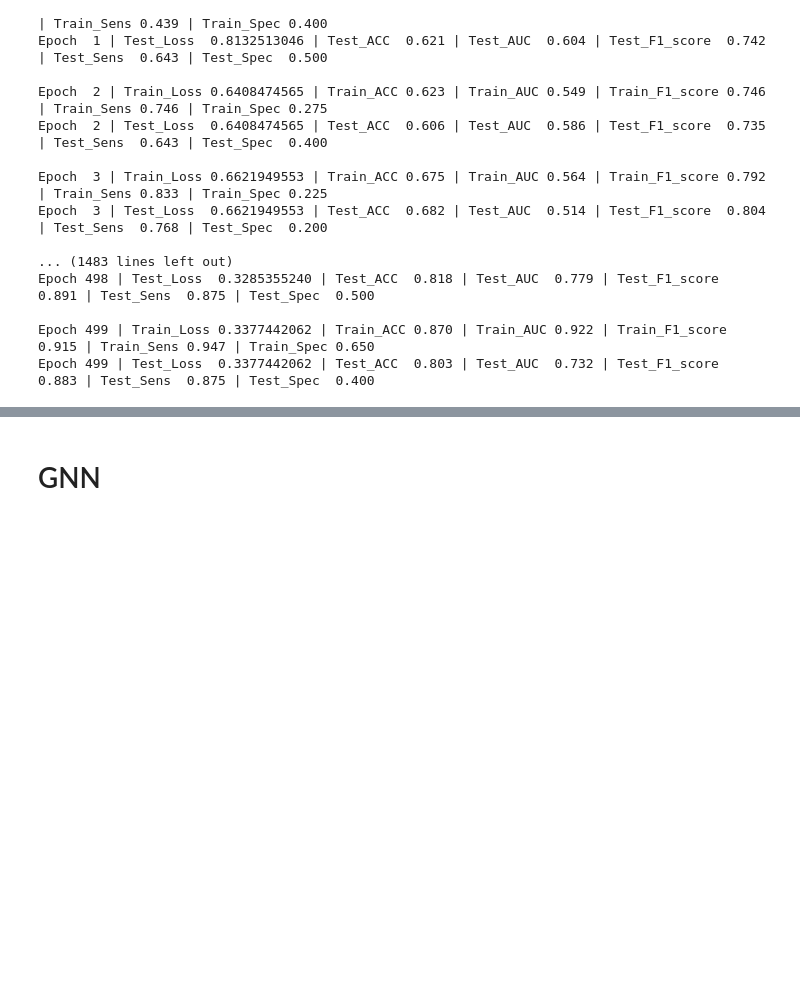
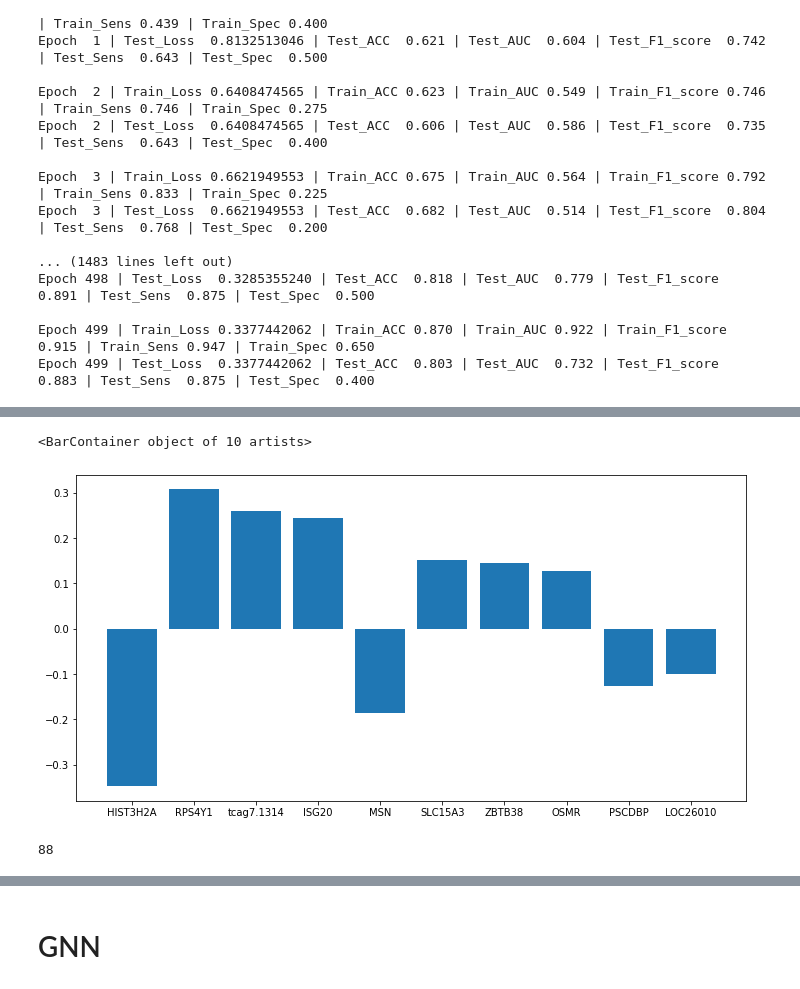
Before and after one commit to BioAI-kits/AttentionMOI, a Jupyter notebook: distribution.ipynb, the cells around one changed output, grey strips where cells are left out. Drawn from its saved outputs; the diff is of its cells as text; code cells hidden in the pictures; blank space fills up the shorter version.

```diff
--- a/distribution.ipynb
+++ b/distribution.ipynb
@@ -876,0 +936,10 @@ Epoch 499 | Test_Loss  0.3377442062 | Test_ACC  0.803 | Test_AUC  0.732 | Test_F
+# %%
+df_imp = pd.DataFrame({'feat': feature_names, 'imp': np.mean(attr, axis=0)})
+df_imp['imp_abs'] = df_imp.imp.map(lambda x: abs(x))
+df_imp = df_imp.sort_values('imp_abs', ascending=False).head(10)
+# %%
+plt.figure(figsize=(12,6))
+plt.bar(df_imp.feat, df_imp.imp, align='center')
+# %% [output]
+<BarContainer object of 10 artists>
+[figure, added]
@@ -876,0 +950,4 @@ Epoch 499 | Test_Loss  0.3377442062 | Test_ACC  0.803 | Test_AUC  0.732 | Test_F
+# %%
+len(omic_group)
+# %% [output]
+88
```
Also changed, not shown: parts of 24 cells of this notebook, 6 other files.
